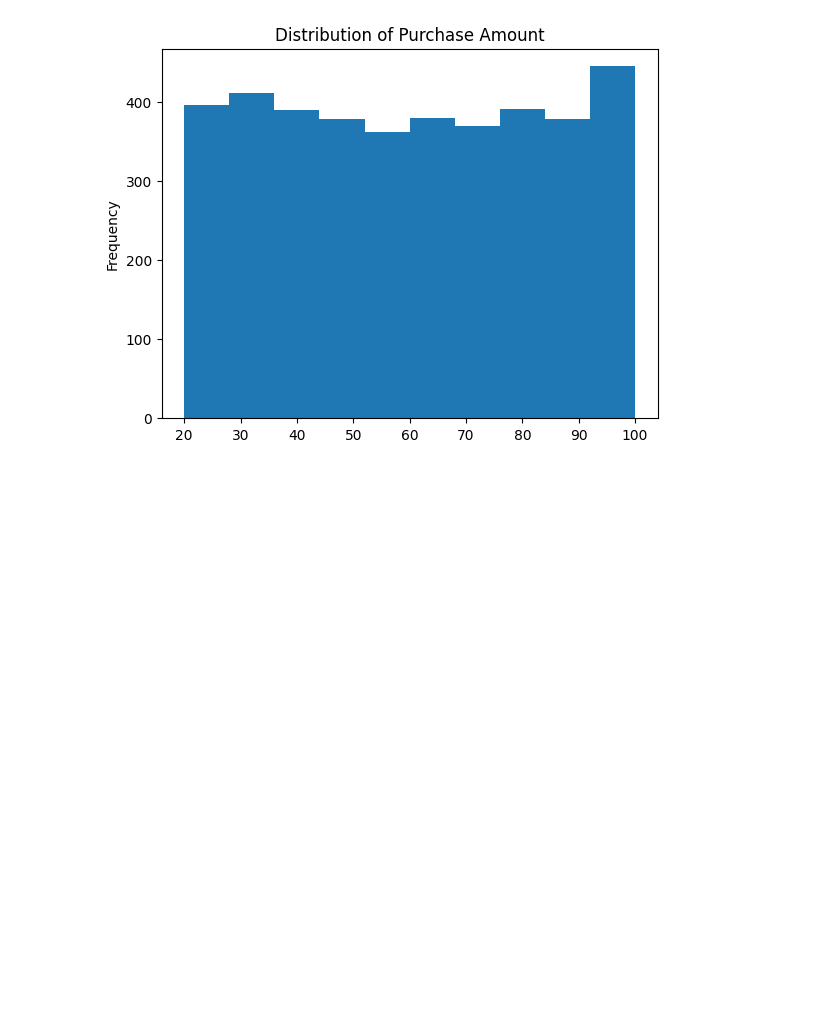
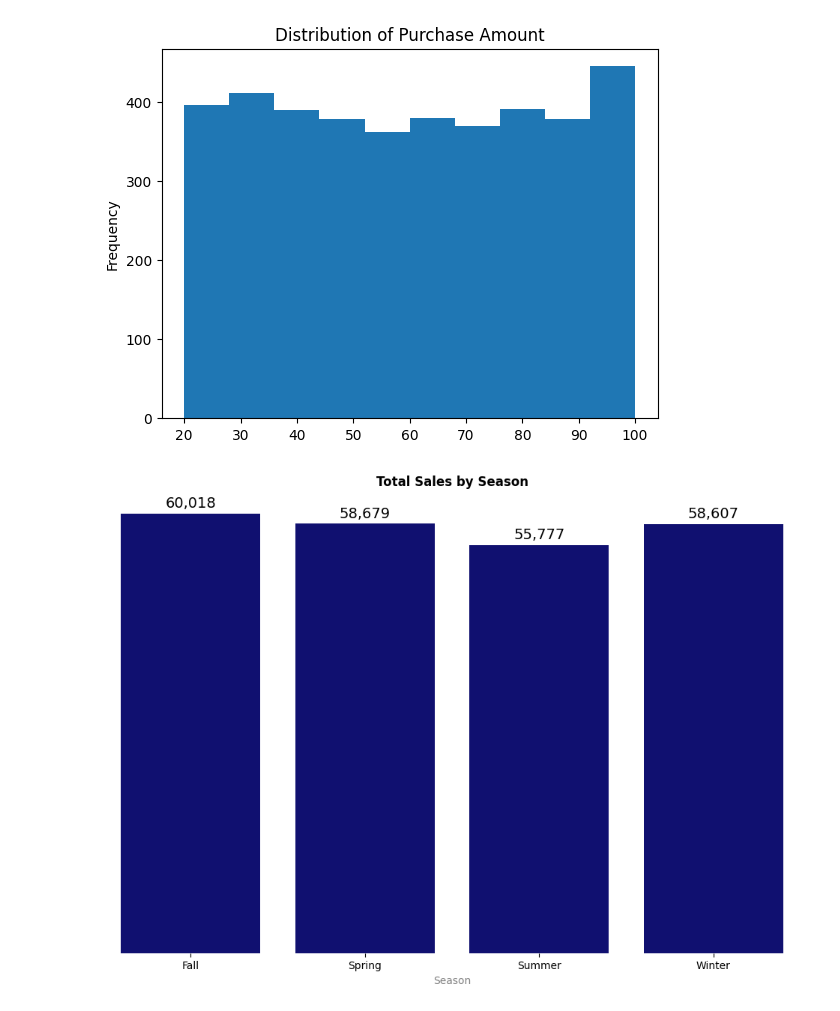
Before and after one commit to Murega14/customer_shopping_trends, a Jupyter notebook: index.ipynb, the cells around one changed output. Drawn from its saved outputs; the diff is of its cells as text; code cells hidden in the pictures; blank space fills up the shorter version.

```diff
--- a/index.ipynb
+++ b/index.ipynb
@@ -157,0 +154,36 @@ plt.show()
+# %%
+#visualizing the total sales per season
+
+#setting the figure size
+plt.figure(figsize=(12, 8))
+
+#grouping the data by season
+season_sales = df.groupby('Season')['Purchase Amount (USD)'].sum().reset_index()
+
+#plotting the data
+ax = sns.barplot(x='Season', y='Purchase Amount (USD)', data=season_sales, color='navy')
+
+#customizing the plot
+ax.spines['top'].set_visible(False)
+ax.spines['left'].set_visible(False)
+ax.spines['right'].set_visible(False)
+ax.spines['bottom'].set_visible(False)
+
+plt.title("Total Sales by Season", fontweight='bold')
+plt.xlabel("Season", color='gray')
+plt.ylabel("Total Sales", color='gray')
+plt.gca().yaxis.set_visible(False)
+
+#annotating the plot
+for bar in ax.patches:
+    ax.annotate(f'{bar.get_height():,.0f}',
+                 xy=(bar.get_x() + bar.get_width() / 2, bar.get_height()),
+                 xytext=(0, 3),
+                 textcoords="offset points",
+                 ha='center',
+                 va='bottom',
+                 fontsize=14)
+
+plt.show()
+# %% [output]
+[figure, added]
```
Also changed, not shown: parts of 3 cells of this notebook.
